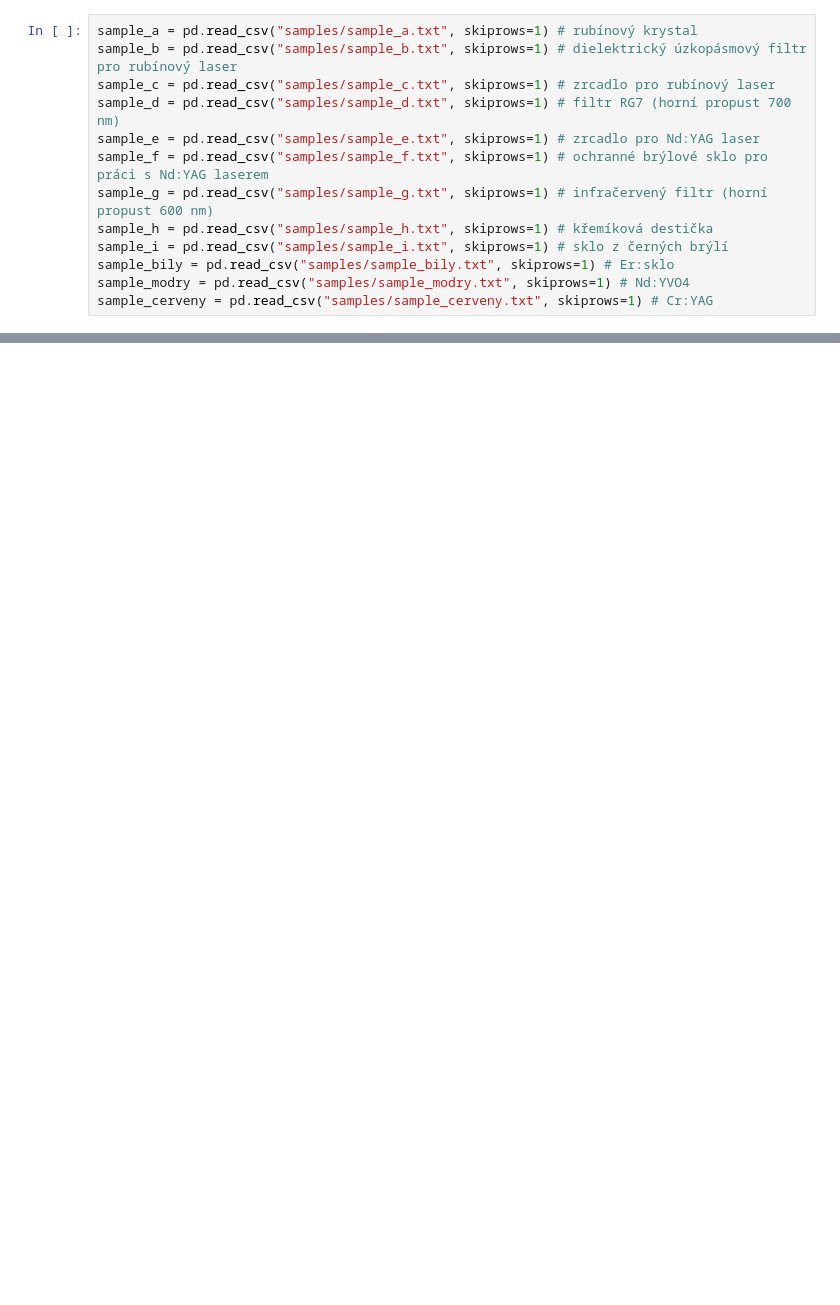
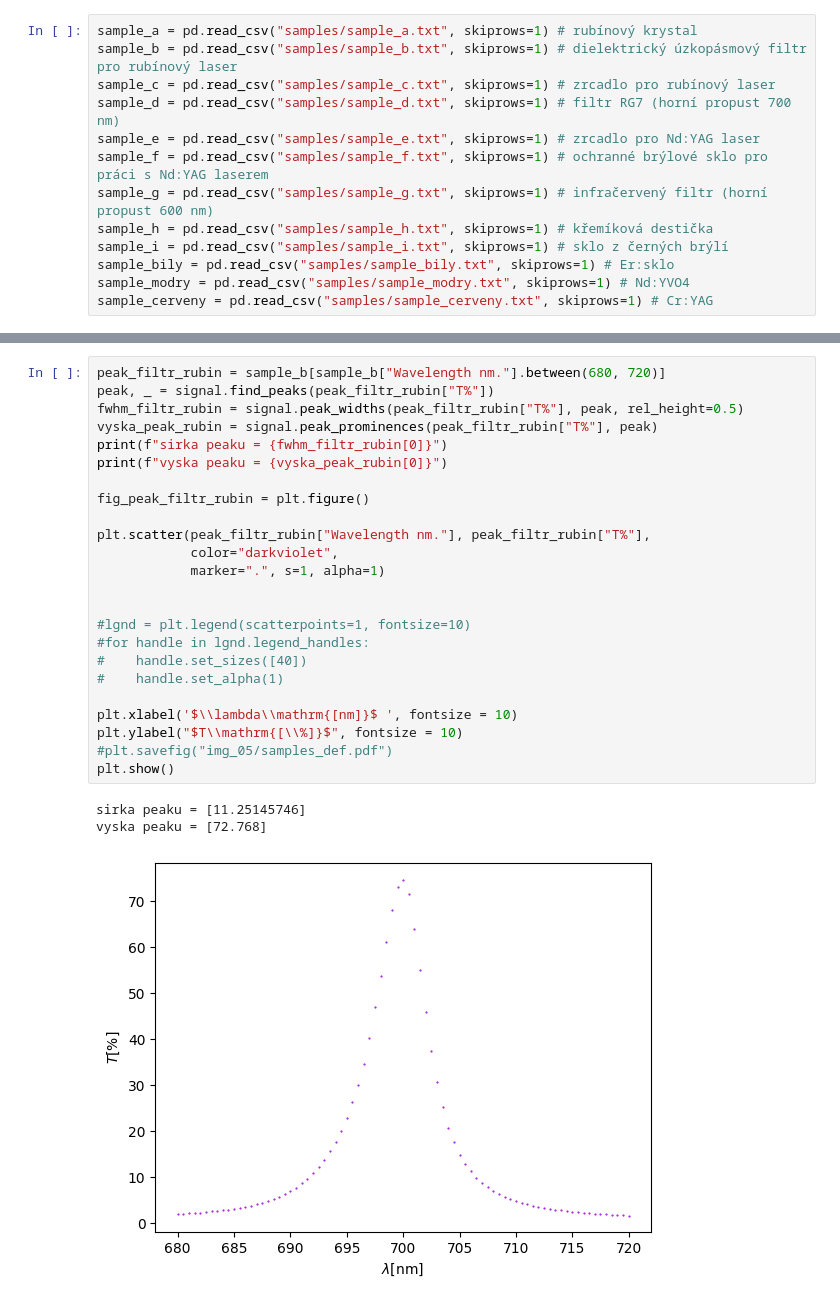
Before and after one commit to omikron-ceti/ZPLT, a Jupyter notebook: uloha_05/data_05/data_05.ipynb, the cells around one changed output, grey strips where cells are left out. Drawn from its saved outputs; the diff is of its cells as text; blank space fills up the shorter version.

```diff
--- a/uloha_05/data_05/data_05.ipynb
+++ b/uloha_05/data_05/data_05.ipynb
@@ -47,0 +101,28 @@ plt.show()
+# %%
+peak_filtr_rubin = sample_b[sample_b["Wavelength nm."].between(680, 720)]
+peak, _ = signal.find_peaks(peak_filtr_rubin["T%"])
+fwhm_filtr_rubin = signal.peak_widths(peak_filtr_rubin["T%"], peak, rel_height=0.5)
+vyska_peak_rubin = signal.peak_prominences(peak_filtr_rubin["T%"], peak)
+print(f"sirka peaku = {fwhm_filtr_rubin[0]}")
+print(f"vyska peaku = {vyska_peak_rubin[0]}")
+
+fig_peak_filtr_rubin = plt.figure()
+
+plt.scatter(peak_filtr_rubin["Wavelength nm."], peak_filtr_rubin["T%"],
+            color="darkviolet",
+            marker=".", s=1, alpha=1)
+
+
+#lgnd = plt.legend(scatterpoints=1, fontsize=10)
+#for handle in lgnd.legend_handles:
+#    handle.set_sizes([40])
+#    handle.set_alpha(1)
+
+plt.xlabel('$\\lambda\\mathrm{[nm]}$ ', fontsize = 10)
+plt.ylabel("$T\\mathrm{[\\%]}$", fontsize = 10)
+#plt.savefig("img_05/samples_def.pdf")
+plt.show()
+# %% [output]
+sirka peaku = [11.25145746]
+vyska peaku = [72.768]
+[figure, added]
```
Also changed, not shown: parts of 5 cells of this notebook, 6 other files.
